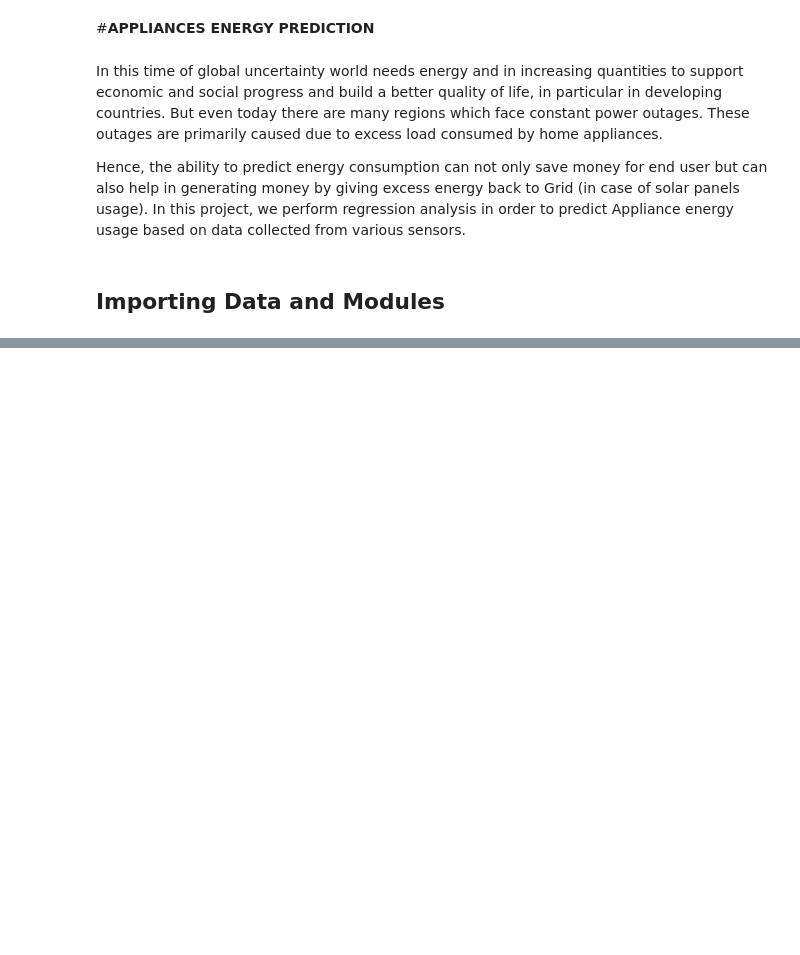
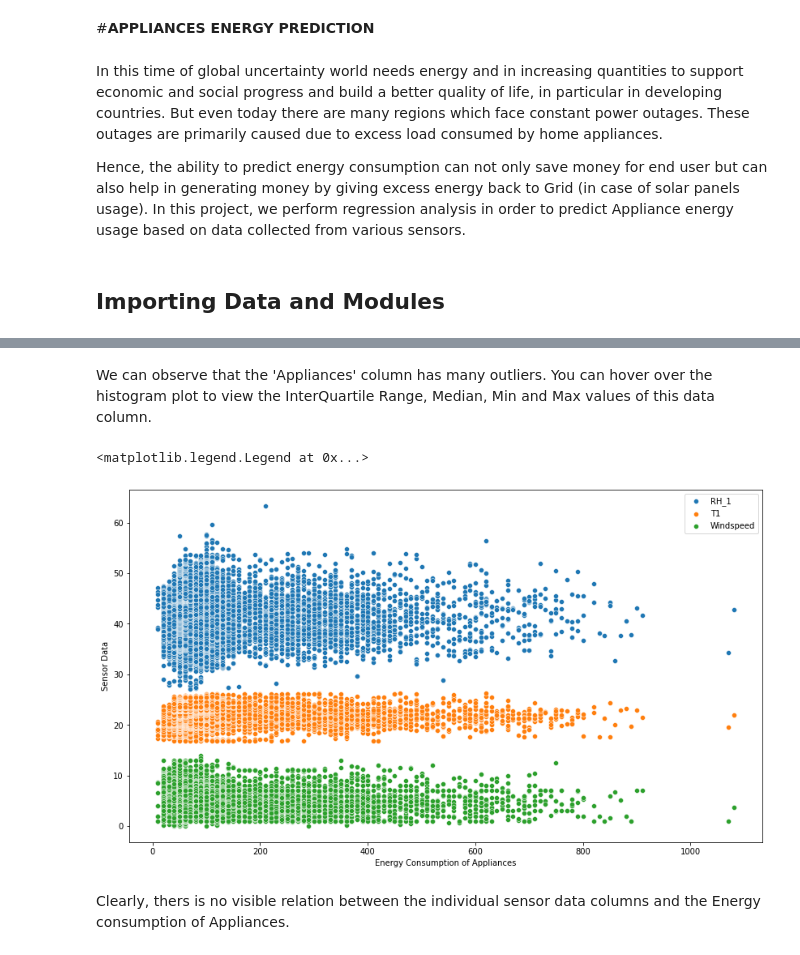
Before and after one commit to kapeeshvarma/Appliances-Energy-Prediction, a Jupyter notebook: Appliances_Energy_Prediction_Capstone_Project.ipynb, the cells around one changed output, grey strips where cells are left out. Cells and saved outputs as stored; diff of their text form; code cells hidden in the pictures; blank space fills up the shorter version.

```diff
--- a/Appliances_Energy_Prediction_Capstone_Project.ipynb
+++ b/Appliances_Energy_Prediction_Capstone_Project.ipynb
@@ -58,0 +102,7 @@ We can observe that none of the columns have null-values. This is good for Data
+# %%
+# Drop unwanted columns
+data.drop(columns=['lights'],inplace=True)
+# %%
+# Convert 'date' column to datetime
+data['date'] = pd.to_datetime(data['date'])
+data.info()
@@ -58,0 +132,18 @@ We can observe that none of the columns have null-values. This is good for Data
+# %% [markdown]
+We can observe that the 'Appliances' column has many outliers. You can hover over the histogram plot to view the InterQuartile Range, Median, Min and Max values of this data column.
+# %%
+# Visualizing relations between some of the columns through scatter plots
+fig, ax = plt.subplots(sharex=True)
+fig.set_size_inches(14, 8)
+
+ax = sns.scatterplot(x='Appliances',y='RH_1',data=data)
+ax = sns.scatterplot(x='Appliances',y='T1',data=data)
+ax = sns.scatterplot(x='Appliances',y='Windspeed',data=data)
+ax.set_xlabel('Energy Consumption of Appliances')
+ax.set_ylabel('Sensor Data')
+ax.legend(['RH_1','T1','Windspeed'])
+# %% [output]
+<matplotlib.legend.Legend at 0x...>
+[figure, added]
+# %% [markdown]
+Clearly, thers is no visible relation between the individual sensor data columns and the Energy consumption of Appliances.
```
Also changed, not shown: parts of 9 cells of this notebook.
